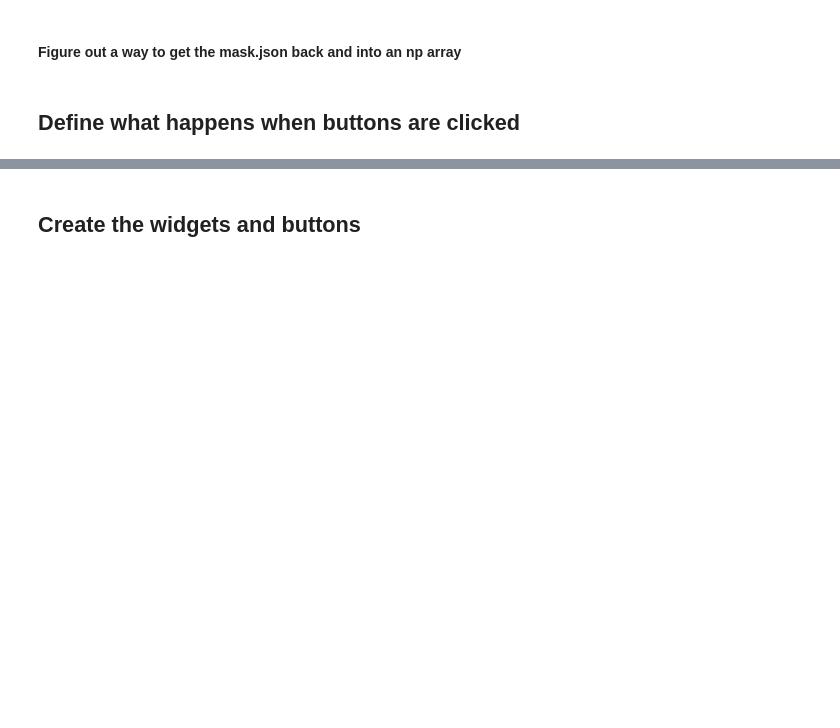
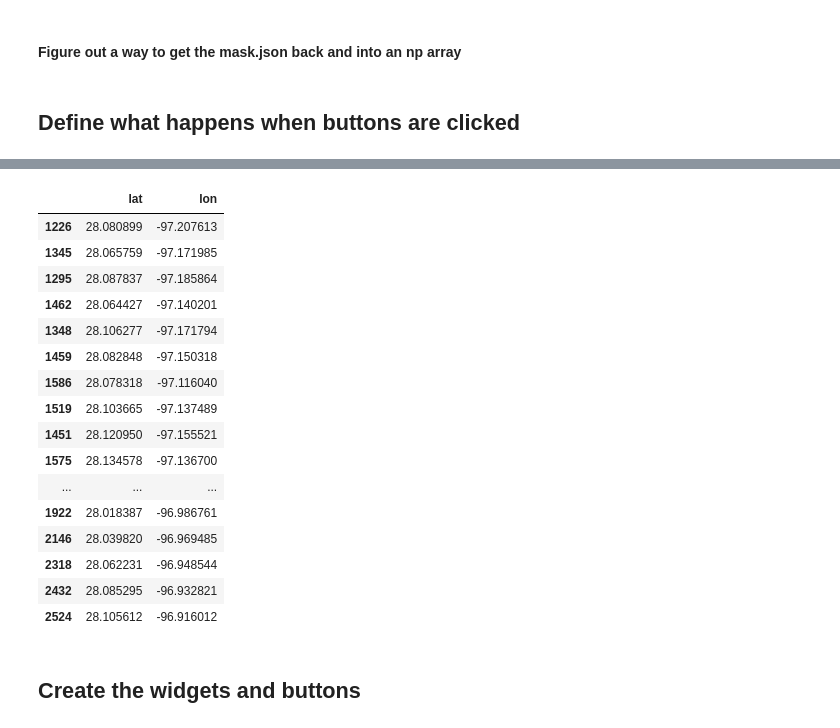
Before and after one commit to tsansom/ptrac-interact, a Jupyter notebook: ptrac-interactive-v1.ipynb, the cells around one changed output, grey strips where cells are left out. Cells and saved outputs as stored; diff of their text form; code cells hidden in the pictures; blank space fills up the shorter version.

```diff
--- a/ptrac-interactive-v1.ipynb
+++ b/ptrac-interactive-v1.ipynb
@@ -40,7 +42,7 @@ month_dict = {
 ## Read the coordinates, shapefile, and make the plotting mask
 # %%
 print('Reading coordinates')
-coords = read_coords(zone_number, zone_letter, extent, s3, bucket)
+coords, loni, lati = read_coords(zone_number, zone_letter, extent, s3, bucket)
 print('Reading shapefile')
 r, polygon, geoms = read_shapefile(s3, bucket)
 #print('Creating mask')
@@ -48,7 +50,6 @@ r, polygon, geoms = read_shapefile(s3, bucket)
 print('Reading mask')
 #need to read it from s3
 mask = read_mask(s3, bucket)
-#mask = np.array(json.loads(codecs.open(file_path, 'r', encoding='utf_8').read()))
 print('Done!')
 # %% [output]
 Reading coordinates
@@ -100,3 +136,25 @@ ax.set_extent(extent, ccrs.Miller())
+# %%
+cn = [int(x) for x in list(outflw1.keys())]
+cknodes = coords.loc[cn]
+cknodes
+# %% [output]
+|  | lat | lon |
+| 1226 | 28.080899 | -97.207613 |
+| 1345 | 28.065759 | -97.171985 |
+| 1295 | 28.087837 | -97.185864 |
+| 1462 | 28.064427 | -97.140201 |
+| 1348 | 28.106277 | -97.171794 |
+| 1459 | 28.082848 | -97.150318 |
+| 1586 | 28.078318 | -97.116040 |
+| 1519 | 28.103665 | -97.137489 |
+| 1451 | 28.120950 | -97.155521 |
+| 1575 | 28.134578 | -97.136700 |
+| ... | ... | ... |
+| 1922 | 28.018387 | -96.986761 |
+| 2146 | 28.039820 | -96.969485 |
+| 2318 | 28.062231 | -96.948544 |
+| 2432 | 28.085295 | -96.932821 |
+| 2524 | 28.105612 | -96.916012 |
 # %% [markdown]
 ## Create the widgets and buttons
 # %%
```
Also changed, not shown: parts of 10 cells of this notebook, 1 other file.
